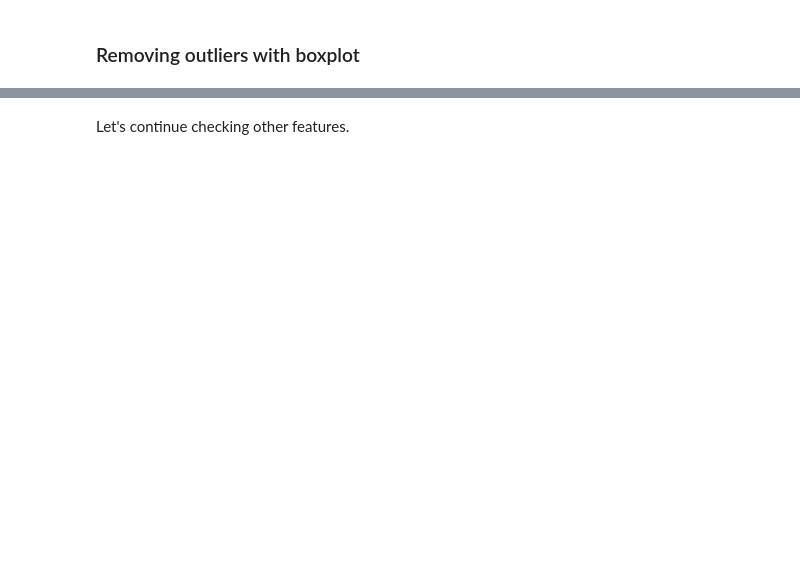
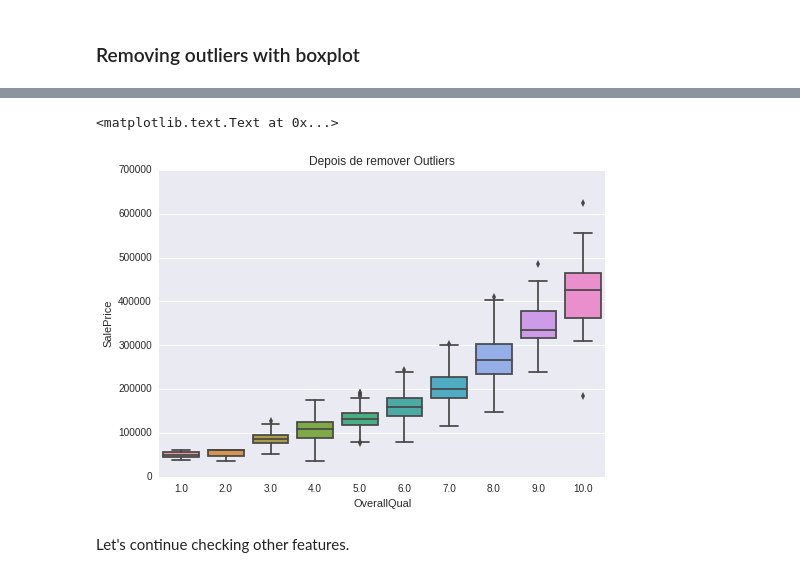
Before and after one commit to ehauckdo/machine-learning, a Jupyter notebook: notebooks/houseprices/House Prices Exploration.ipynb, the cells around one changed output, grey strips where cells are left out. Cells and saved outputs as stored; diff of their text form; code cells hidden in the pictures; blank space fills up the shorter version.

```diff
--- a/notebooks/houseprices/House Prices Exploration.ipynb
+++ b/notebooks/houseprices/House Prices Exploration.ipynb
@@ -44,17 +61,20 @@ plt.axes().set_title('Antes de remover Outliers')
 # %%
-#fig= plt.figure()
+fig= plt.figure()
 # Using pandas boxplot to extract outliers (here called fliers)
-#bp = train.boxplot(column="SalePrice", by="OverallQual", figsize=(0, 0), return_type='dict', sym='k.')
-#plt.close()
+bp = train.boxplot(column="SalePrice", by="OverallQual", figsize=(0, 0), return_type='dict', sym='k.')
+plt.close()
 
-#outliers_list = [flier.get_ydata() for flier in bp["SalePrice"]["fliers"]]
-#for nota, outliers in enumerate(outliers_list, 1):
-#    for outlier in reversed(outliers):
-#        values_to_remove = train[(train['SalePrice'] == outlier) & (train['OverallQual'] == nota)]
-#        train = train[~train.isin(values_to_remove)].dropna(how='all')
+outliers_list = [flier.get_ydata() for flier in bp["SalePrice"]["fliers"]]
+for nota, outliers in enumerate(outliers_list, 1):
+    for outlier in reversed(outliers):
+        values_to_remove = train[(train['SalePrice'] == outlier) & (train['OverallQual'] == nota)]
+        train = train[~train.isin(values_to_remove)].dropna(how='all')
 
 sns.boxplot(x = train['OverallQual'], y = train['SalePrice'])
 plt.axes().set_title('Depois de remover Outliers')
+# %% [output]
+<matplotlib.text.Text at 0x...>
+[figure, added]
 # %% [markdown]
 Let's continue checking other features.
 # %%
```
Also changed, not shown: parts of 51 cells of this notebook.
